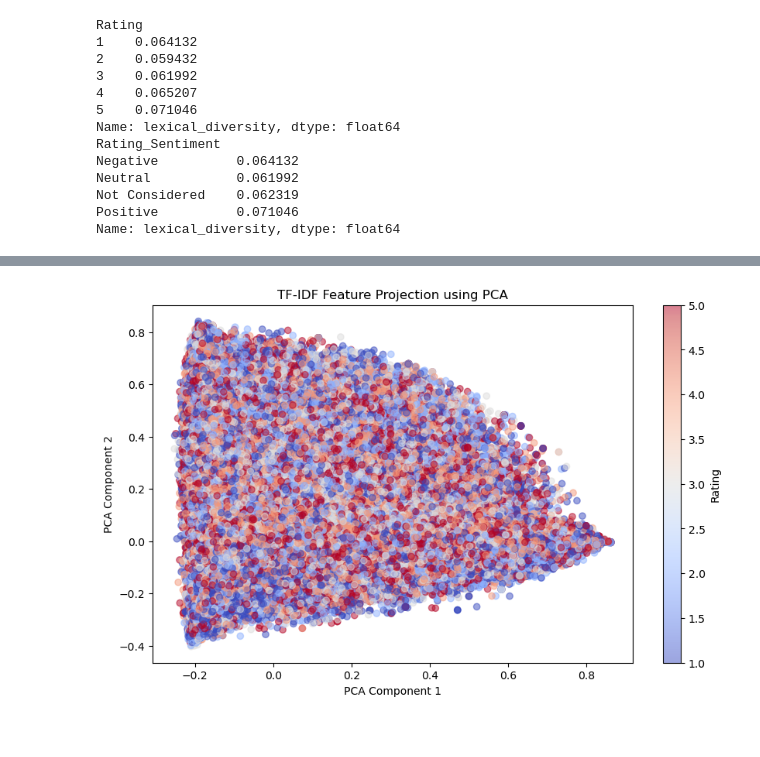
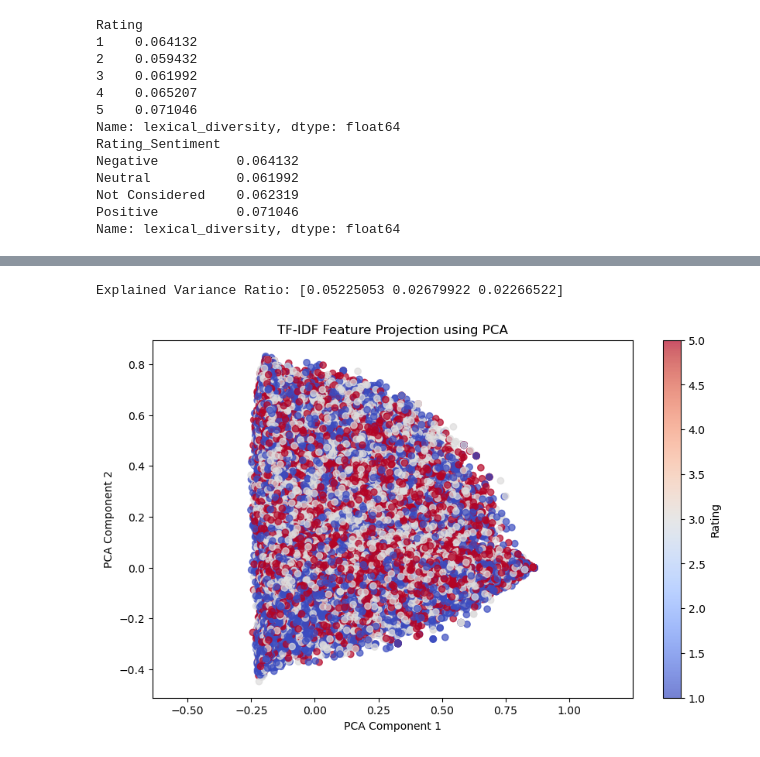
Before and after one commit to nishamizh/ReviewAnalysis-Capstone2, a Jupyter notebook: EDA-NLP.ipynb, the cells around one changed output, grey strips where cells are left out. Cells and saved outputs as stored; diff of their text form; code cells hidden in the pictures.

```diff
--- a/EDA-NLP.ipynb
+++ b/EDA-NLP.ipynb
@@ -435 +454,3 @@ Name: lexical_diversity, dtype: float64
+# %%
+filtered_data = data[data['Rating'].isin([1, 3, 5])]
 # %%
@@ -437,7 +467,8 @@ word_columns = [col for col in data.columns if col not in ['Rating', 'Rating_Sen
 # %%
 # Apply PCA to reduce dimensions
-pca = PCA(n_components=2)
-tfidf_pca = pca.fit_transform(data[word_columns])
+pca = PCA(n_components=3)
+tfidf_pca = pca.fit_transform(filtered_data[word_columns])
 
 # Add PCA results to DataFrame
-data['PCA1'], data['PCA2'] = tfidf_pca[:, 0], tfidf_pca[:, 1]
+filtered_data = filtered_data.copy()
+filtered_data['PCA1'], filtered_data['PCA2'], filtered_data['PCA3'] = tfidf_pca[:, 0], tfidf_pca[:, 1], tfidf_pca[:, 2]
@@ -444,11 +495,17 @@ data['PCA1'], data['PCA2'] = tfidf_pca[:, 0], tfidf_pca[:, 1]
+# %%
+explained_variance = pca.explained_variance_ratio_
+print("Explained Variance Ratio:", explained_variance)
+# %% [output]
+Explained Variance Ratio: [0.05225053 0.02679922 0.02266522]
 # %%
 # Scatter plot by Rating
 plt.figure(figsize=(10,6))
-plt.scatter(data['PCA1'], data['PCA2'], c=data['Rating'], cmap='coolwarm', alpha=0.5)
+plt.scatter(filtered_data['PCA1'], filtered_data['PCA2'], c=filtered_data['Rating'], cmap='coolwarm', alpha=0.7)
+plt.axis('equal')
 plt.colorbar(label="Rating")
 plt.xlabel("PCA Component 1")
 plt.ylabel("PCA Component 2")
 plt.title("TF-IDF Feature Projection using PCA")
 plt.show()
 # %% [output]
-[figure, old version]
+[figure, new version]
```
Also changed, not shown: parts of 17 cells of this notebook.
